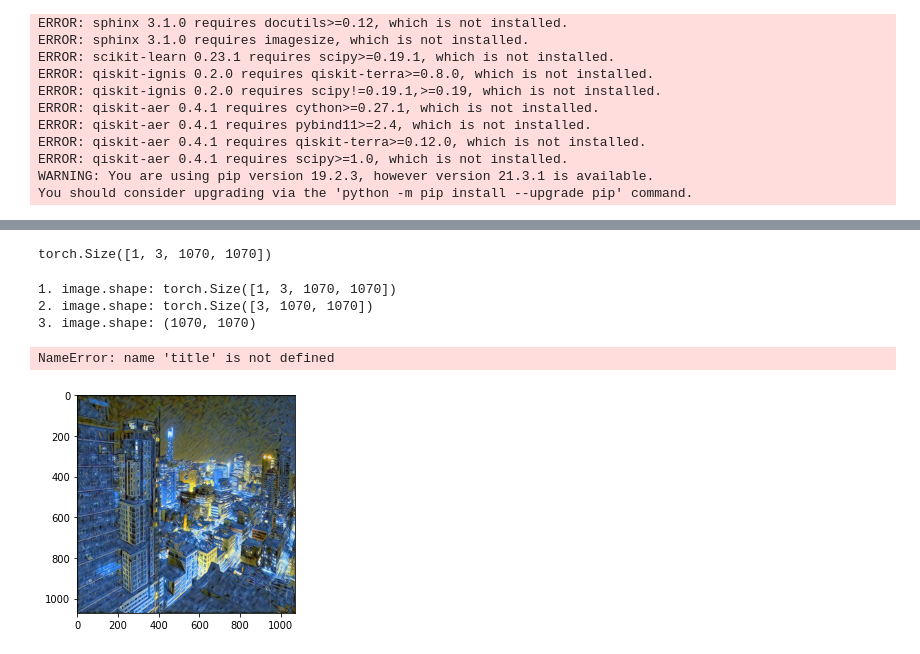
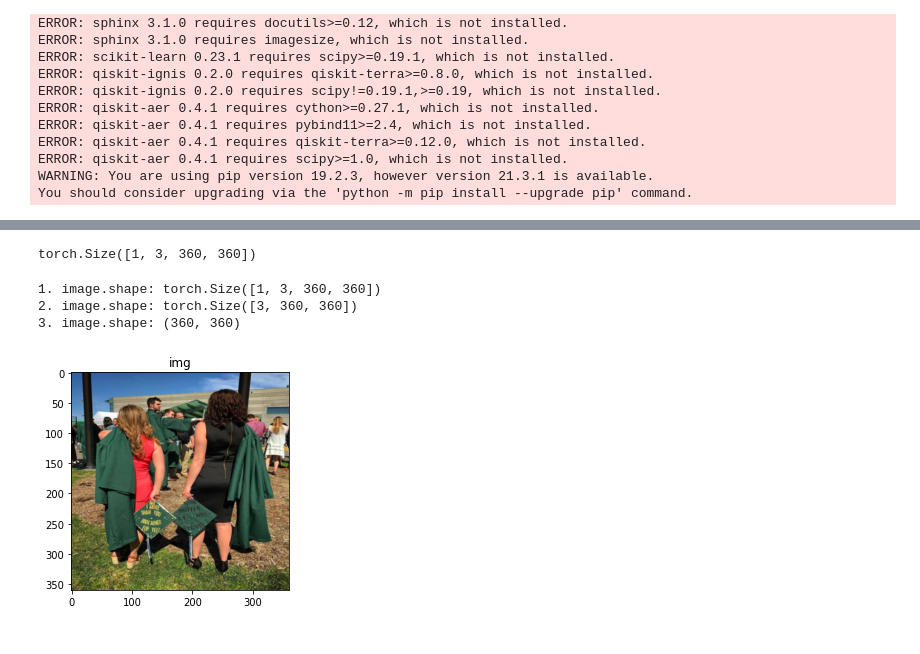
Before and after one commit to zbloss/style-transfer, a Jupyter notebook: notebooks/neural-transfer.ipynb, the cells around one changed output, grey strips where cells are left out. Saved outputs shown, nothing was run; the diff lists cells and outputs as text; code cells hidden in the pictures.

```diff
--- a/notebooks/neural-transfer.ipynb
+++ b/notebooks/neural-transfer.ipynb
@@ -91,3 +89,8 @@ style_img, content_img = prepare_images('../images/StarryNight.jpg', '../images/
+# %%
+style_img, content_img = prepare_images(
+    '/Users/zachbloss/Downloads/pink watercolor.jpeg',
+    '/Users/zachbloss/Documents/Sara bday gift/EMU grad.jpeg'
+)
 # %%
 # def image_loader(image_name):
 #     image = Image.open(image_name)
@@ -383,21 +383,21 @@ Style Loss : 7.535147 Content Loss: 21.646572
 # %%
 output.shape
 # %% [output]
-torch.Size([1, 3, 1070, 1070])
+torch.Size([1, 3, 360, 360])
 # %%
+title = 'img'
 image = output.cpu().clone()  # we clone the tensor to not do changes on it
 print(f'1. image.shape: {image.shape}')
 image = image.squeeze(0)      # remove the fake batch dimension
 print(f'2. image.shape: {image.shape}')
 image = unloader(image)
 print(f'3. image.shape: {image.size}')
 plt.imshow(image)
 if title is not None:
     plt.title(title)
 plt.pause(0.001) # pause a bit so that plots are updated
 # %% [output]
-1. image.shape: torch.Size([1, 3, 1070, 1070])
-2. image.shape: torch.Size([3, 1070, 1070])
-3. image.shape: (1070, 1070)
+1. image.shape: torch.Size([1, 3, 360, 360])
+2. image.shape: torch.Size([3, 360, 360])
+3. image.shape: (360, 360)
-NameError: name 'title' is not defined
-[figure, old version]
+[figure, new version]
```
Also changed, not shown: parts of 7 cells of this notebook, 18 other files.
